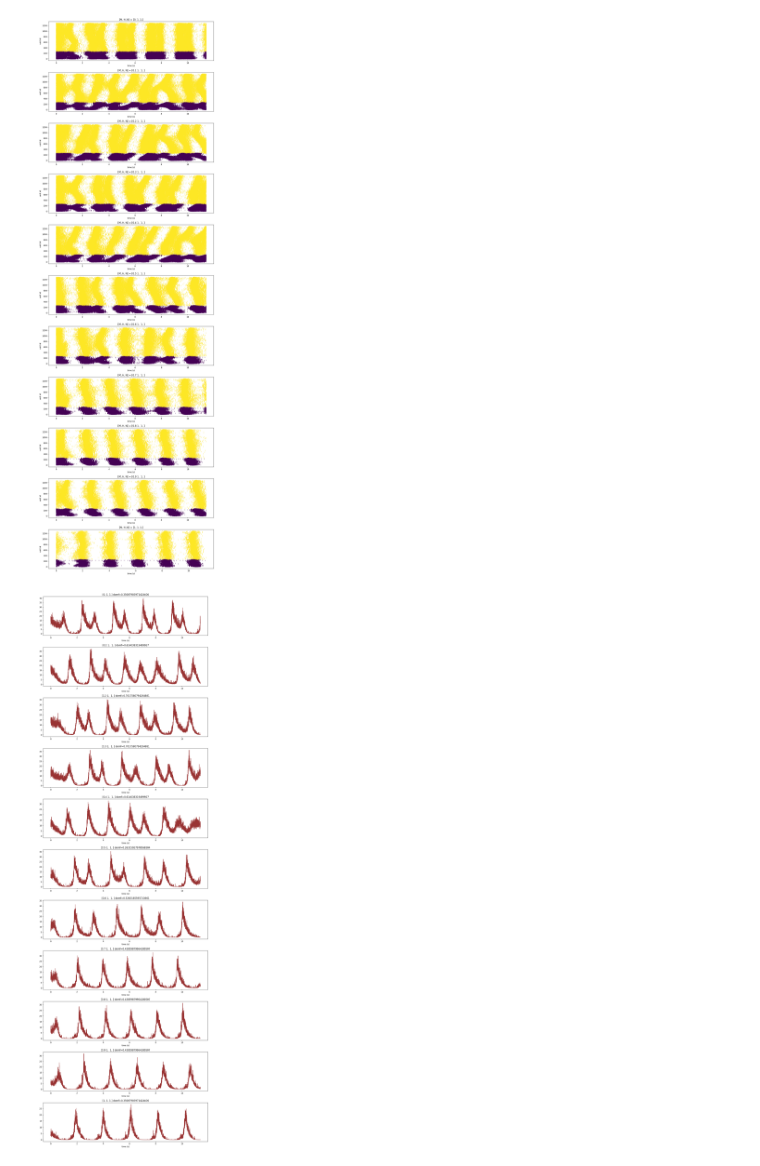
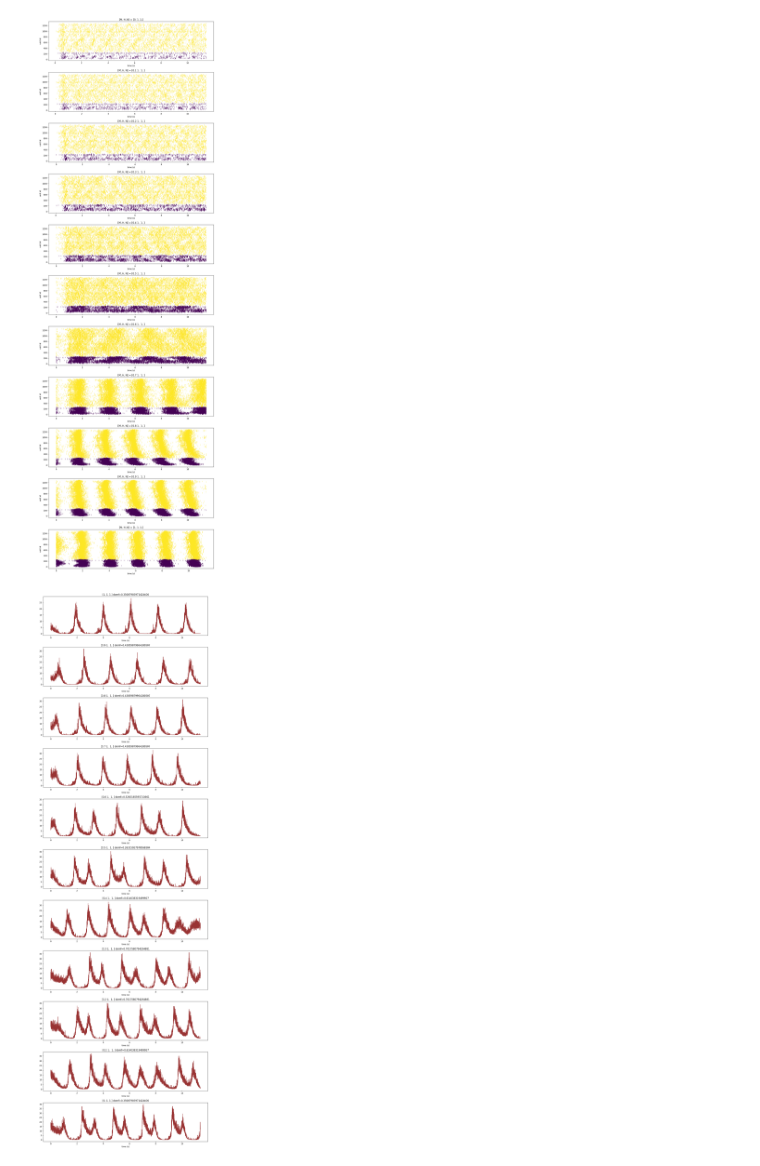
Before and after one commit to JacobDuda/M-Current-modulation-of-cortical-slow-oscillations, a Jupyter notebook: Analysis/parameter_search.ipynb, the cells around one changed output. Drawn from its saved outputs; the diff is of its cells as text; code cells hidden in the pictures.

Commit message:
little visualizers

```diff
--- a/Analysis/parameter_search.ipynb
+++ b/Analysis/parameter_search.ipynb
@@ -12,21 +12,21 @@ for i in range(11):
 # %%
 fig, axs = plt.subplots(11)
 fig.set_figheight(50)
 fig.set_figwidth(15)
 fig.subplots_adjust(hspace=0.3)
 
 #plt.scatter(x=raw[:,0],y=raw[:,1],c=raw[:,2],marker="|",alpha = 0.6)
 
 for i in range(0,11):
     #raw = np.loadtxt(r"C:\Users\Jacob\Documents\GitHub\M-Current-modulation-of-cortical-slow-oscillations\coarse_search\Raster_"+str(i)+".txt")
-    raw = np.loadtxt(r"C:\Users\Jacob\Documents\GitHub\M-Current-modulation-of-cortical-slow-oscillations\M_parameter_search\Raster_"+str(i)+".txt")
+    raw = np.loadtxt(r"C:\Users\Jacob\Documents\GitHub\M-Current-modulation-of-cortical-slow-oscillations\N_parameter_search\Raster_"+str(i)+".txt")
     raw2 = np.where(raw[:,2]==0,raw[:,1],raw[:,1]+256)
     axs[i].scatter(x=raw[:,0],y=raw2,c=raw[:,2],marker="|",alpha = 0.6)
     axs[i].set_title("[M, H, N] = " + str(cs[i,0:3]))
     axs[i].set_ylabel("unit id")
     axs[i].set_xlabel("time (s)")
 # %% [output]
-[figure, old version]
+[figure, new version]
 # %%
 fig, axs = plt.subplots(11)
 fig.set_figheight(50)
@@ -35,7 +35,7 @@ fig.subplots_adjust(hspace=0.3)
 
 #plt.scatter(x=raw[:,0],y=raw[:,1],c=raw[:,2],marker="|",alpha = 0.6)
 
-domfs = np.zeros(11)
+domfs_m = np.zeros(11)
 
 for i in range(11):
     raw = np.loadtxt(r"C:\Users\Jacob\Documents\GitHub\M-Current-modulation-of-cortical-slow-oscillations\M_parameter_search\LFP_"+str(i)+".txt")
@@ -47,10 +47,10 @@ for i in range(11):
     sp = abs(sp)
     #grab the dominant frequency (only concerned with a certain range, ie. ~0-4 Hz)
     f = freqs[np.argmax(sp.real[1:100])]
-    domfs[i] = f
+    domfs_m[i] = f
 
-    axs[i].plot(raw[:,0],raw[:,1],color="maroon",alpha=0.8)
-    axs[i].set_title(str(str(cs[i,0:3])+ " domf="+str(f)))
-    axs[i].set_xlabel("time (s)")
+    axs[10-i].plot(raw[:,0],raw[:,1],color="maroon",alpha=0.8)
+    axs[10-i].set_title(str(str(cs[i,0:3])+ " domf="+str(f)))
+    axs[10-i].set_xlabel("time (s)")
 # %% [output]
-[figure, old version]
+[figure, new version]
```
Also changed, not shown: parts of 3 cells of this notebook.
